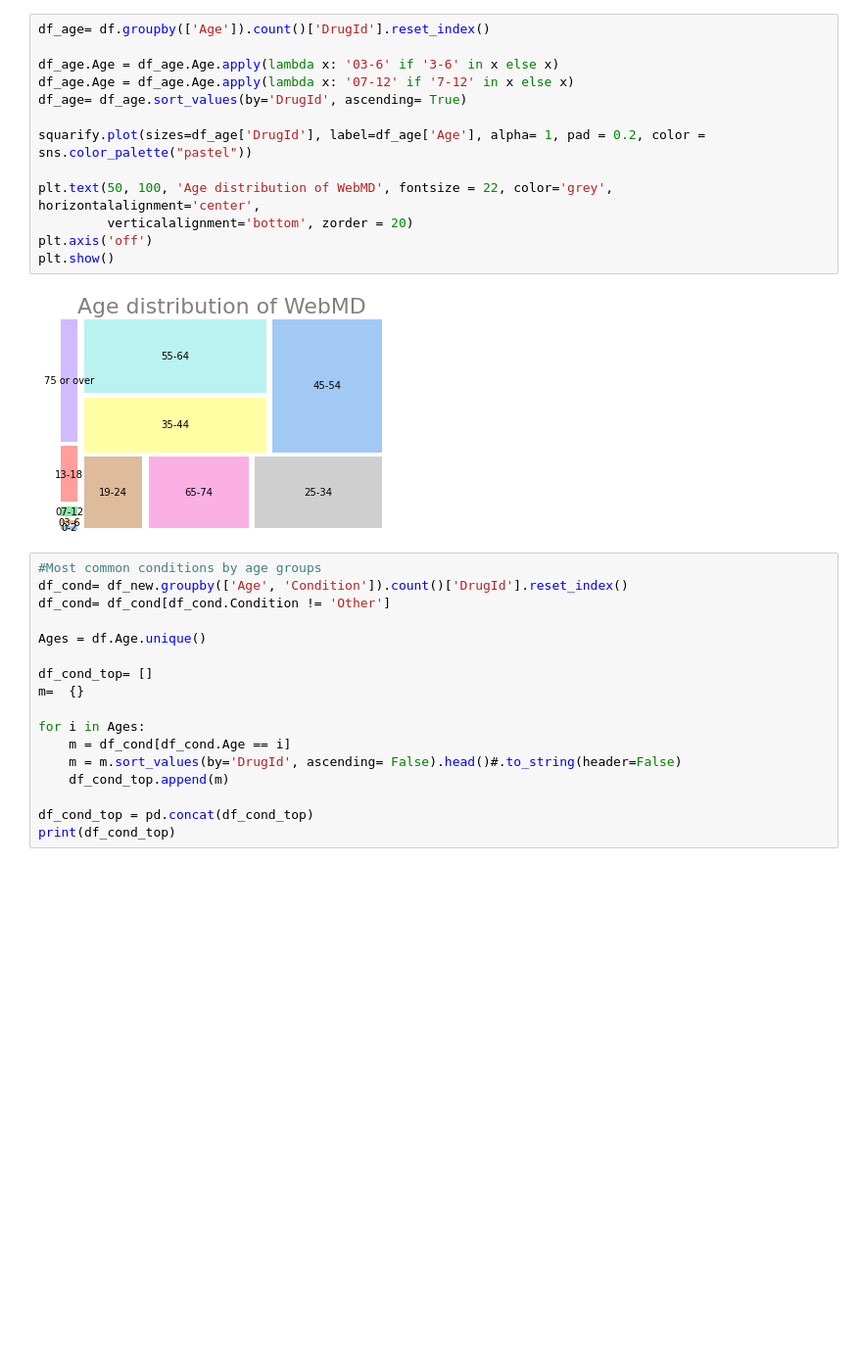
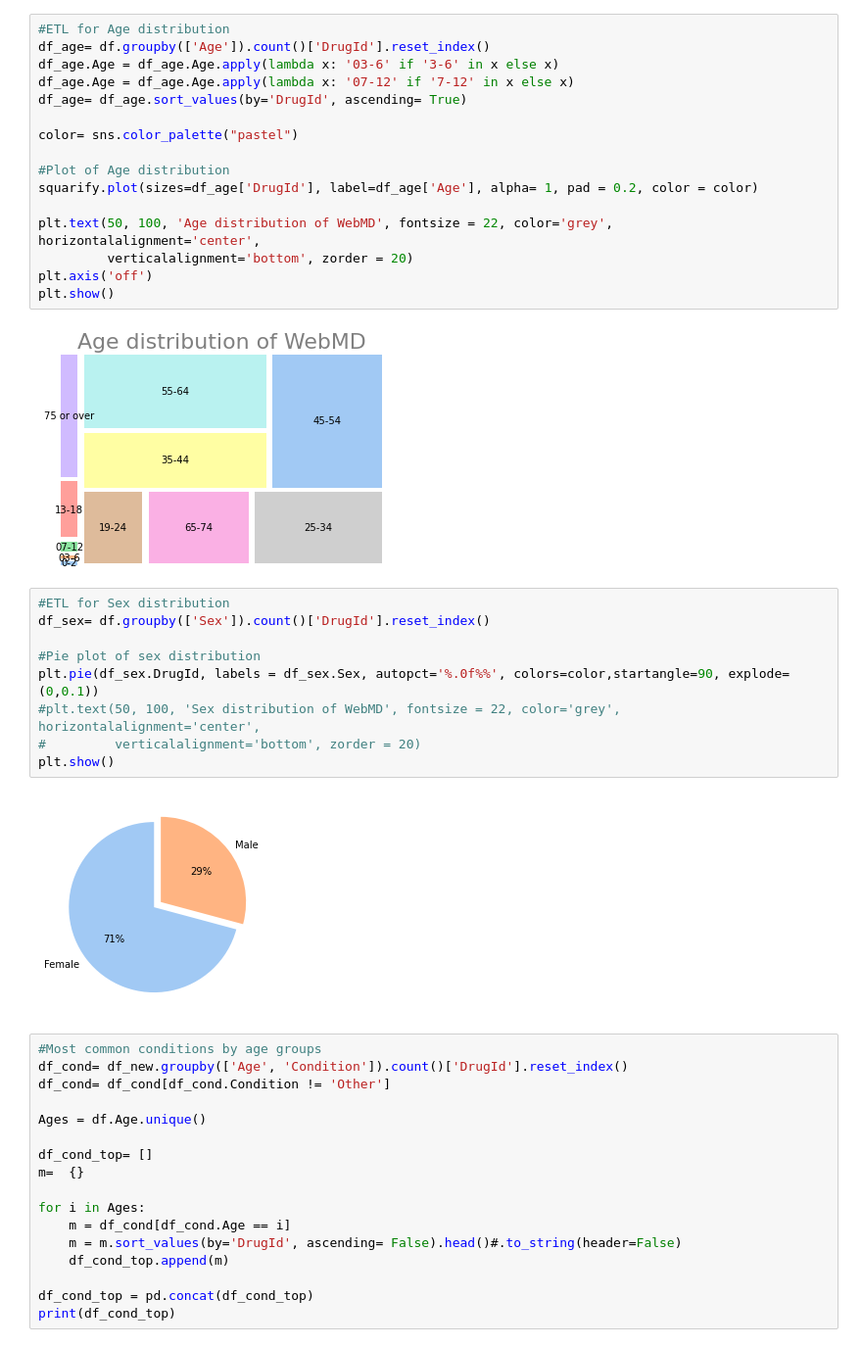
Before and after one commit to kuiros7/PORTFOLIO, a Jupyter notebook: WEBMD.ipynb, the cells around one changed output. Shown at 98% size. Saved outputs shown, nothing was run; the diff lists cells and outputs as text; blank space fills up the shorter version.

```diff
--- a/WEBMD.ipynb
+++ b/WEBMD.ipynb
@@ -150,13 +150,16 @@ df_age
 | 8 | 65-74 | 37922 |
 | 10 | 75 or over | 14118 |
 # %%
+#ETL for Age distribution
 df_age= df.groupby(['Age']).count()['DrugId'].reset_index()
-
 df_age.Age = df_age.Age.apply(lambda x: '03-6' if '3-6' in x else x)
 df_age.Age = df_age.Age.apply(lambda x: '07-12' if '7-12' in x else x)
 df_age= df_age.sort_values(by='DrugId', ascending= True)
 
-squarify.plot(sizes=df_age['DrugId'], label=df_age['Age'], alpha= 1, pad = 0.2, color = sns.color_palette("pastel"))
+color= sns.color_palette("pastel")
+
+#Plot of Age distribution
+squarify.plot(sizes=df_age['DrugId'], label=df_age['Age'], alpha= 1, pad = 0.2, color = color)
 
 plt.text(50, 100, 'Age distribution of WebMD', fontsize = 22, color='grey', horizontalalignment='center',
          verticalalignment='bottom', zorder = 20)
@@ -164,6 +167,17 @@ plt.axis('off')
 plt.show()
 # %% [output]
 [figure]
+# %%
+#ETL for Sex distribution
+df_sex= df.groupby(['Sex']).count()['DrugId'].reset_index()
+
+#Pie plot of sex distribution
+plt.pie(df_sex.DrugId, labels = df_sex.Sex, autopct='%.0f%%', colors=color,startangle=90, explode= (0,0.1))
+#plt.text(50, 100, 'Sex distribution of WebMD', fontsize = 22, color='grey', horizontalalignment='center',
+#         verticalalignment='bottom', zorder = 20)
+plt.show()
+# %% [output]
+[figure, added]
 # %%
 #Most common conditions by age groups
 df_cond= df_new.groupby(['Age', 'Condition']).count()['DrugId'].reset_index()
```
Also changed, not shown: parts of 4 cells of this notebook.
